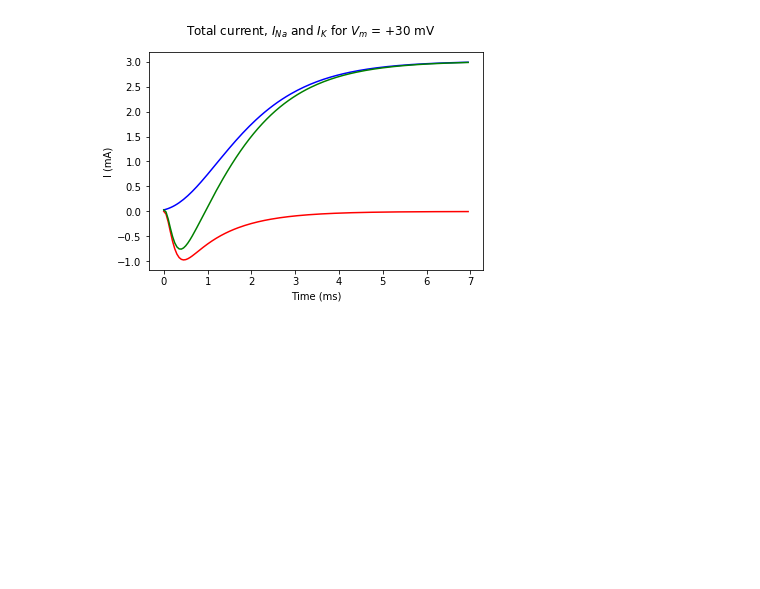
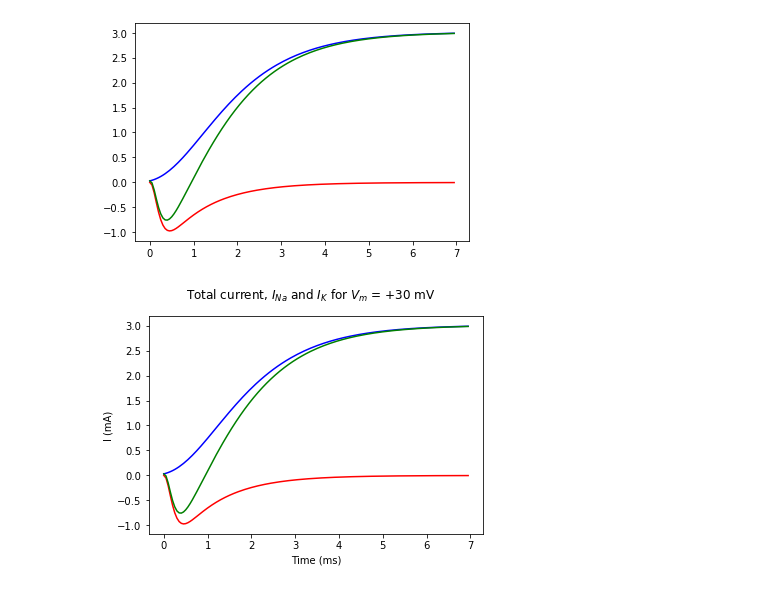
Before and after one commit to alilajevardi/Physiology-Biophysics-and-Biomedical-Engineering, a Jupyter notebook: Code_Fig_6.15.ipynb, the cells around one changed output. Drawn from its saved outputs; the diff is of its cells as text; code cells hidden in the pictures; blank space fills up the shorter version.

```diff
--- a/Code_Fig_6.15.ipynb
+++ b/Code_Fig_6.15.ipynb
@@ -39,4 +39,9 @@ h = h_inf - (h_inf - h0) * np.exp(-t * a3 / h_inf)
 y1 = 120.* m**3 * h * (v - 55) / 1000
 y2 = 36. * n**4 * (v + 72) / 1000
 y3 = y1 + y2
+# %%
+#simple plot
+plt.plot(t, y1, 'r', t, y2, 'b', t, y3, 'g');
+# %% [output]
+[figure, added]
 # %%
```
Also changed, not shown: parts of 1 cell of this notebook.
